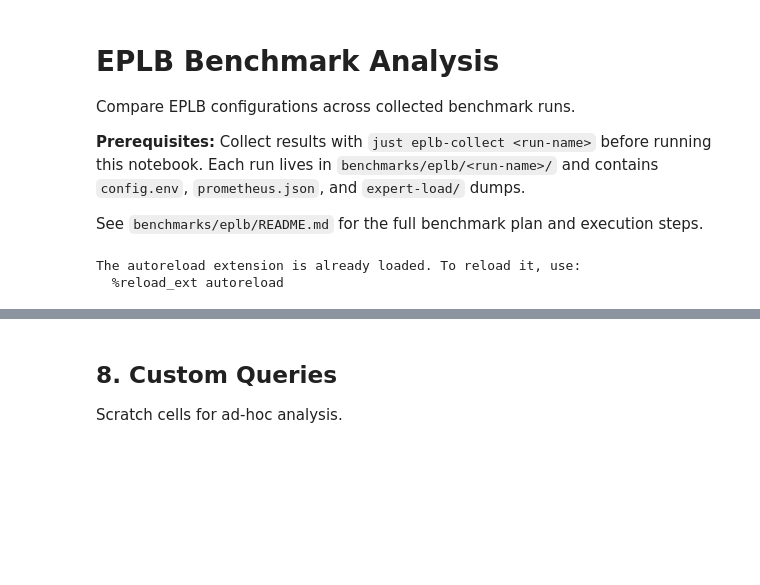
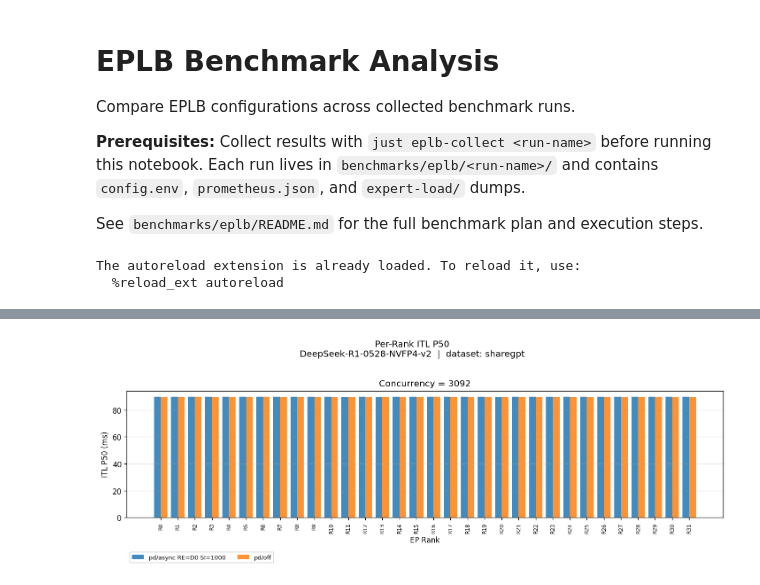
Before and after one commit to tlrmchlsmth/j-llm-d, a Jupyter notebook: benchmarks/eplb/eplb_benchmark_analysis.ipynb, the cells around one changed output, grey strips where cells are left out. Drawn from its saved outputs; the diff is of its cells as text; code cells hidden in the pictures; blank space fills up the shorter version.

```diff
--- a/benchmarks/eplb/eplb_benchmark_analysis.ipynb
+++ b/benchmarks/eplb/eplb_benchmark_analysis.ipynb
@@ -363,4 +184,0 @@ else:
-# %% [markdown]
-## 8. Custom Queries
-
-Scratch cells for ad-hoc analysis.
@@ -381,0 +185,9 @@ Scratch cells for ad-hoc analysis.
+# %%
+STAGE = 5
+# runs_ = {name: value for name, value in runs.items() if "eplb" not in name}
+plot_per_rank_comparison(runs, metric="itl_p50", title="Per-Rank ITL P50", stage=STAGE)
+plt.show()
+# plot_per_rank_comparison(runs, metric="itl_p99", title="Per-Rank ITL P99", stage=STAGE)
+# plt.show()
+# %% [output]
+[figure, added]
```
Also changed, not shown: parts of 74 cells of this notebook, 9 other files.
